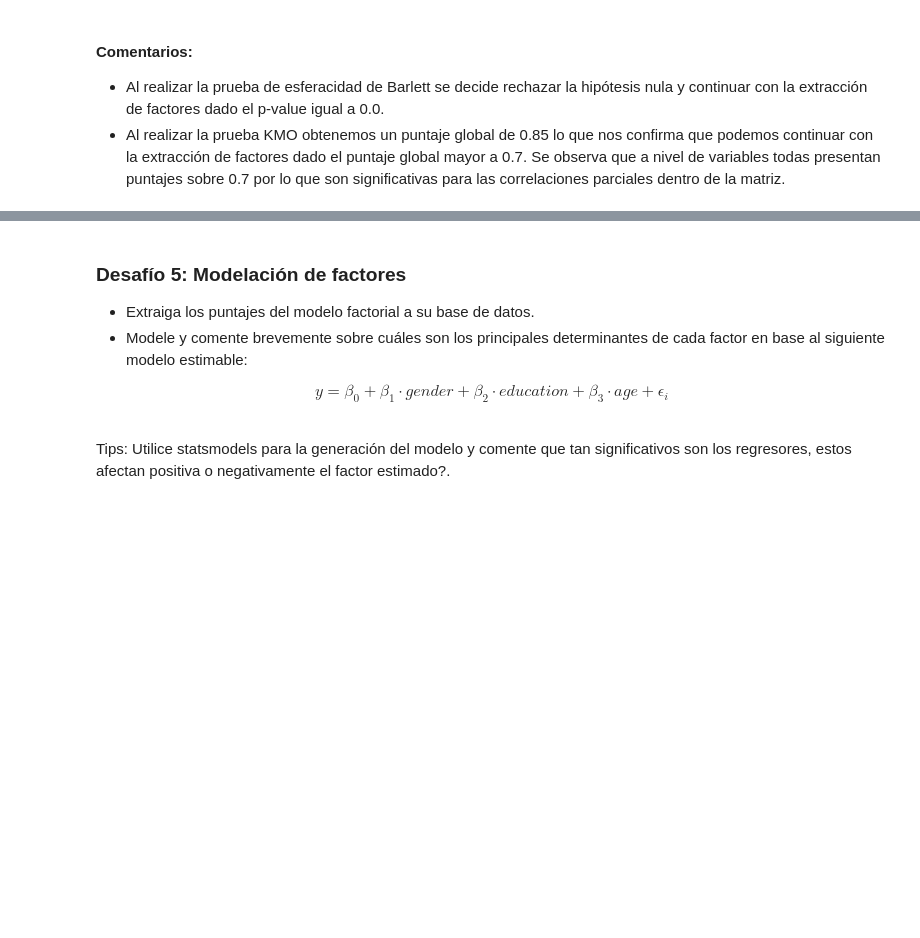
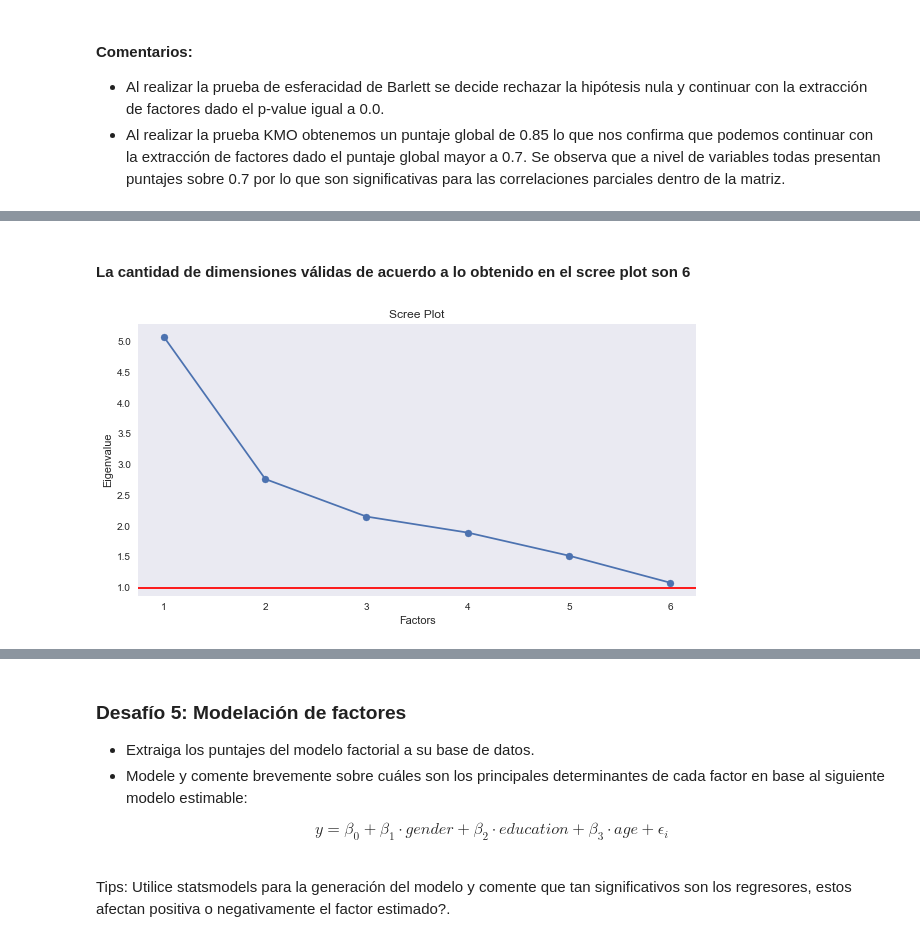
Before and after one commit to jvaldesh/data_science, a Jupyter notebook: 02_fundamentos_data_science/13. Dimensionalidad y Agrupación I/Template Desafío - Dimensionalidad y Agrupación (I).ipynb, the cells around one changed output, grey strips where cells are left out. Drawn from its saved outputs; the diff is of its cells as text; code cells hidden in the pictures; blank space fills up the shorter version.

```diff
--- a/02_fundamentos_data_science/13. Dimensionalidad y Agrupación I/Template Desafío - Dimensionalidad y Agrupación (I).ipynb
+++ b/02_fundamentos_data_science/13. Dimensionalidad y Agrupación I/Template Desafío - Dimensionalidad y Agrupación (I).ipynb
@@ -204,0 +205,20 @@ plt.show()
+# %% [markdown]
+#### La cantidad de dimensiones válidas de acuerdo a lo obtenido en el scree plot son 6
+# %%
+fa = factor.FactorAnalyzer(n_factors=6, rotation = 'promax')
+fa.fit(df_preguntas)
+
+# Check Eigenvalues - Reportan que tanta varianza se puede atribuir un factor específico
+ev, v = fa.get_eigenvalues()
+# La cantidad de factores a generar será igual a los factores con un ev mayor a 1.
+plt.figure(figsize=(10,5))
+plt.scatter(range(1, 7), ev[:6])
+plt.plot(range(1, 7), ev[:6])
+plt.title('Scree Plot')
+plt.xlabel('Factors')
+plt.ylabel('Eigenvalue')
+plt.axhline(1, color="r")
+plt.grid()
+plt.show()
+# %% [output]
+[figure, added]
```
Also changed, not shown: parts of 11 cells of this notebook.
